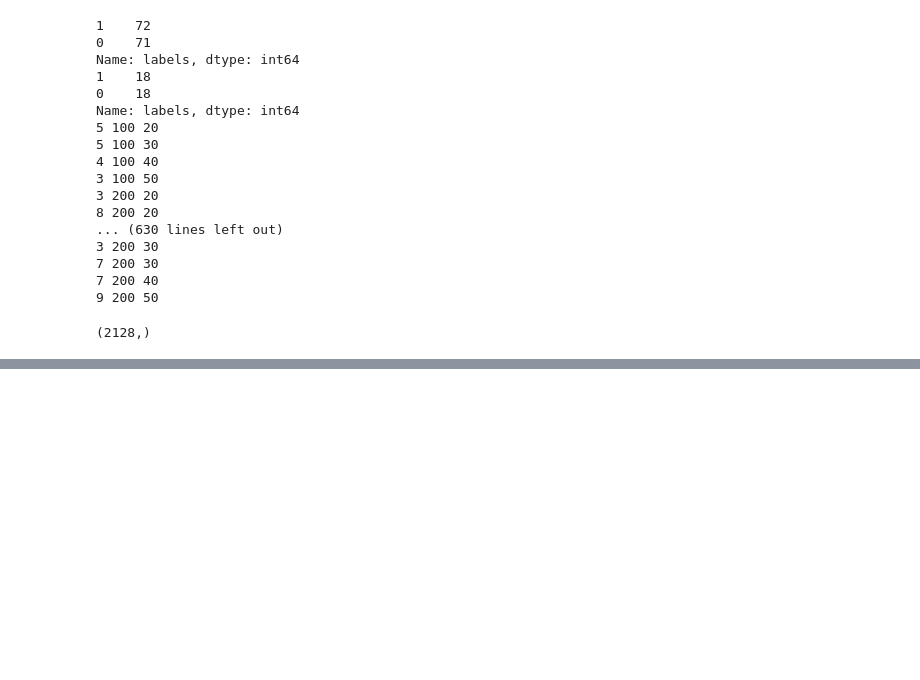
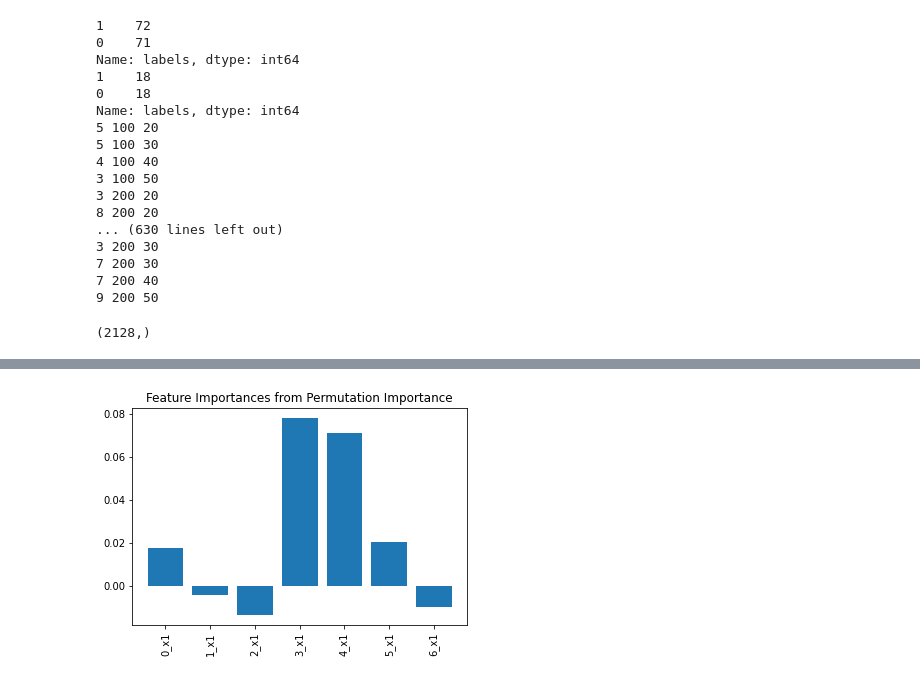
Before and after one commit to AI4VSLab/Embeddings, a Jupyter notebook: Supervised Techniques.ipynb, the cells around one changed output, grey strips where cells are left out. Cells and saved outputs as stored; diff of their text form; code cells hidden in the pictures; blank space fills up the shorter version.

```diff
--- a/Supervised Techniques.ipynb
+++ b/Supervised Techniques.ipynb
@@ -615,0 +800,30 @@ y_new = np.concatenate((y_train, y_synthetic))
+# %%
+
+model_one_feature = Sequential()
+model_one_feature.add(Dense(100, input_shape=(7,), activation='relu'))
+# model_one_feature.add(Dropout(0.8))
+
+
+model_one_feature.add(Dense(75, input_shape=(7,), activation='relu'))
+#model_one_feature.add(Dense(60, input_shape=(7,), activation='relu'))
+#
+model_one_feature.add(Dense(50, input_shape=(7,), activation='relu'))
+model_one_feature.add(Dropout(0.1))
+
+
+
+# model_one_feature.add(Dense(65, input_shape=(7,), activation='relu'))
+# model_one_feature.add(Dense(50, input_shape=(7,), activation='relu'))
+
+model_one_feature.add(Dense(1, activation='sigmoid'))
+# %%
+model_one_feature.compile(optimizer='adam', loss='binary_crossentropy', metrics='accuracy')
+# %%
+X_train, X_test, y_train, y_test = train_test_split(df_one_feature, labels, test_size=0.2, random_state=84, stratify = labels)
+
+h_new = model_one_feature.fit(
+  X_train, # training data
+  y_train, # training targets
+  epochs=80,
+  batch_size=50,
+)
@@ -615,0 +867,12 @@ y_new = np.concatenate((y_train, y_synthetic))
+# %%
+from sklearn.inspection import permutation_importance
+result = permutation_importance(model_one_feature, X_test, y_test, n_repeats=10, random_state=42, scoring='neg_mean_squared_error')
+
+# print feature importances
+fig, ax = plt.subplots()
+col = ['0_x1', '1_x1','2_x1','3_x1', '4_x1','5_x1','6_x1']
+ax.bar(col, result.importances_mean)
+ax.set_xticklabels(col, rotation=90)
+ax.set_title('Feature Importances from Permutation Importance')
+plt.show()
+# %% [output]
@@ -615,0 +896 @@ y_new = np.concatenate((y_train, y_synthetic))
+[figure, added]
```
Also changed, not shown: parts of 28 cells of this notebook, 4 other files.
